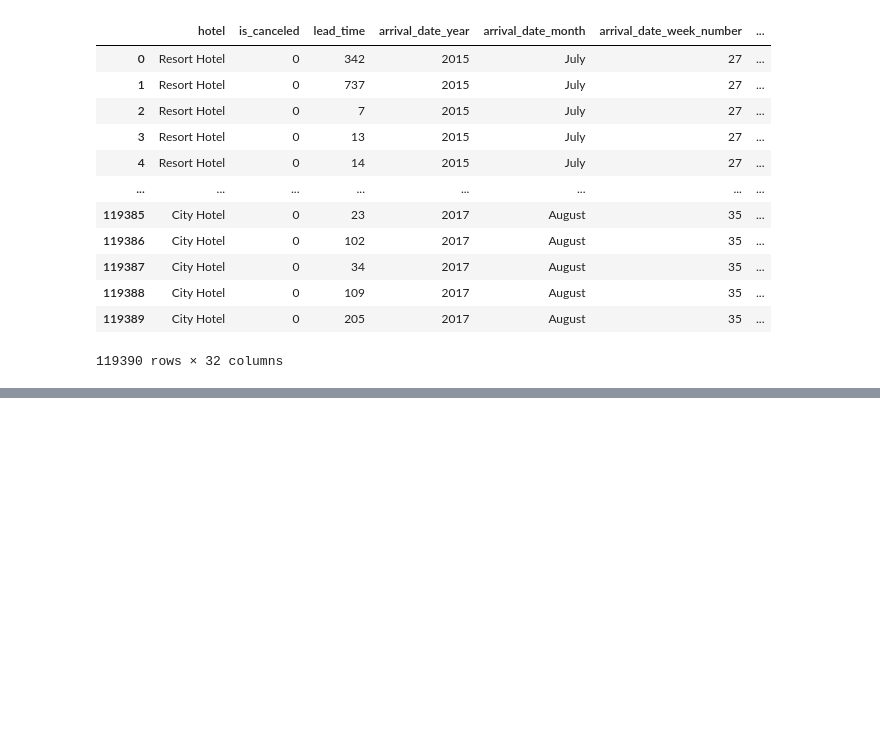
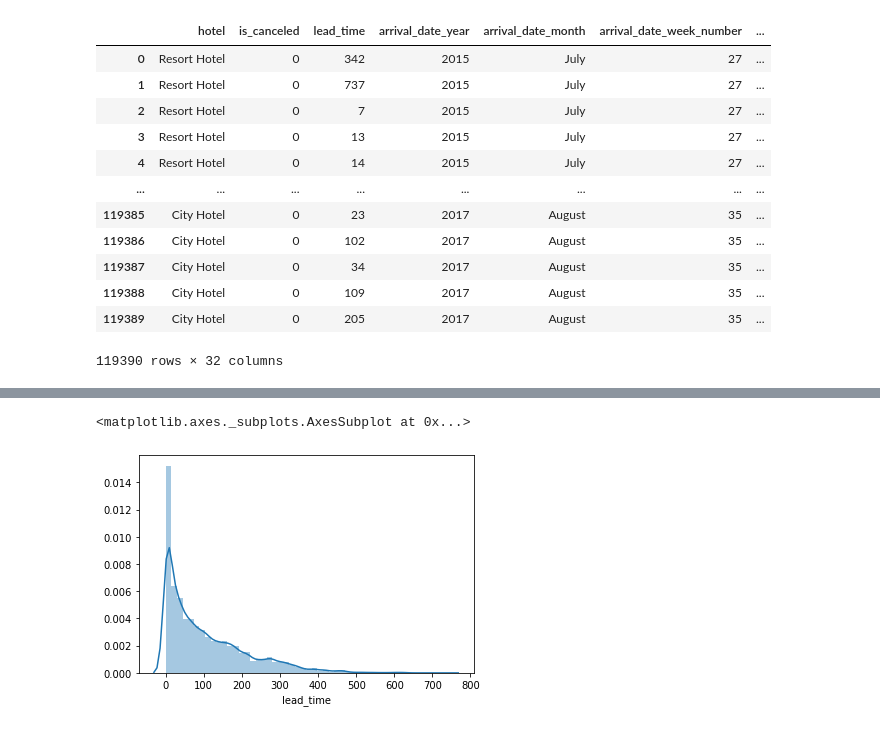
Before and after one commit to jiachongliu/MyKaggleCode, a Jupyter notebook: Hotel-booking-demand/Untitled.ipynb, the cells around one changed output, grey strips where cells are left out. Cells and saved outputs as stored; diff of their text form; code cells hidden in the pictures; blank space fills up the shorter version.

```diff
--- a/Hotel-booking-demand/Untitled.ipynb
+++ b/Hotel-booking-demand/Untitled.ipynb
@@ -19,0 +58,5 @@ data_train
+# %%
+sns.distplot(data_train["lead_time"])
+# %% [output]
+<matplotlib.axes._subplots.AxesSubplot at 0x...>
+[figure, added]
```
Also changed, not shown: parts of 4 cells of this notebook, 1 other file.
